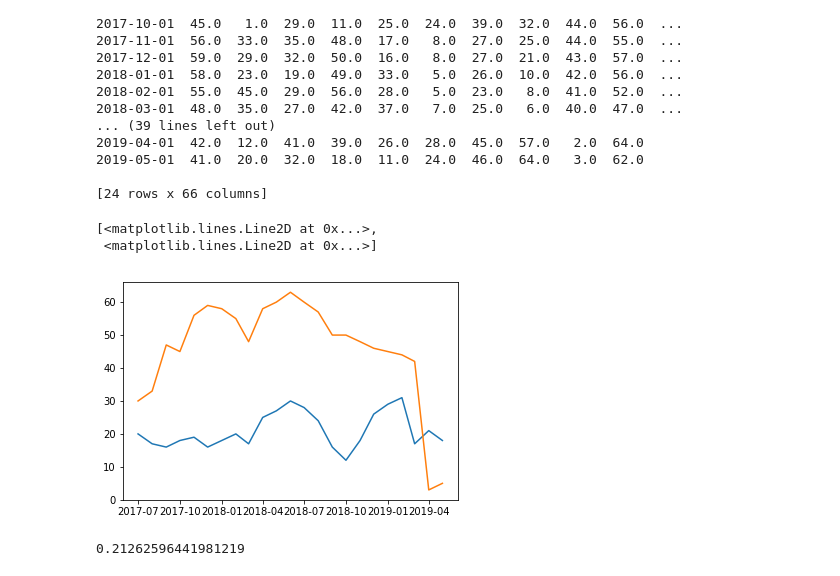
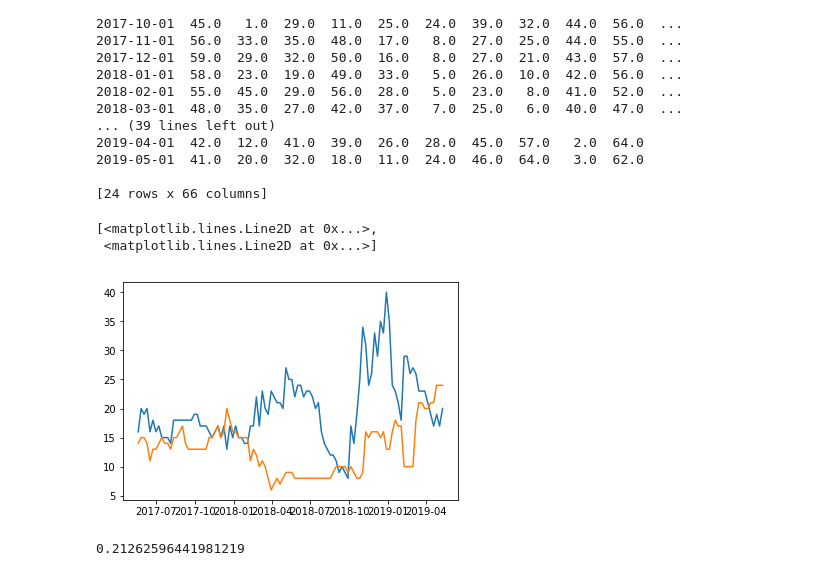
Before and after one commit to YiJun10565/Fintech, a Jupyter notebook: HW4/ETF Measurement and ranking.ipynb, the cells around one changed output. Drawn from its saved outputs; the diff is of its cells as text; code cells hidden in the pictures.

```diff
--- a/HW4/ETF Measurement and ranking.ipynb
+++ b/HW4/ETF Measurement and ranking.ipynb
@@ -577,11 +577,11 @@ Date                                                                    ...
 
 [24 rows x 66 columns]
 # %%
-plt.plot(mOmega_ranking_df.index,mOmega_ranking_df["XLB"],mASKSR_ranking_df.index,mASKSR_ranking_df["XLB"])
+plt.plot(wOmega_ranking_df.index,wOmega_ranking_df["XLB"],wASKSR_ranking_df.index,wASKSR_ranking_df["XLB"])
 # %% [output]
 [<matplotlib.lines.Line2D at 0x...>,
  <matplotlib.lines.Line2D at 0x...>]
-[figure, old version]
+[figure, new version]
 # %%
 mASKSR_ranking_df.XLB.corr(mOmega_ranking_df.XLB)
 # %% [output]
```
Also changed, not shown: 2 other files.
